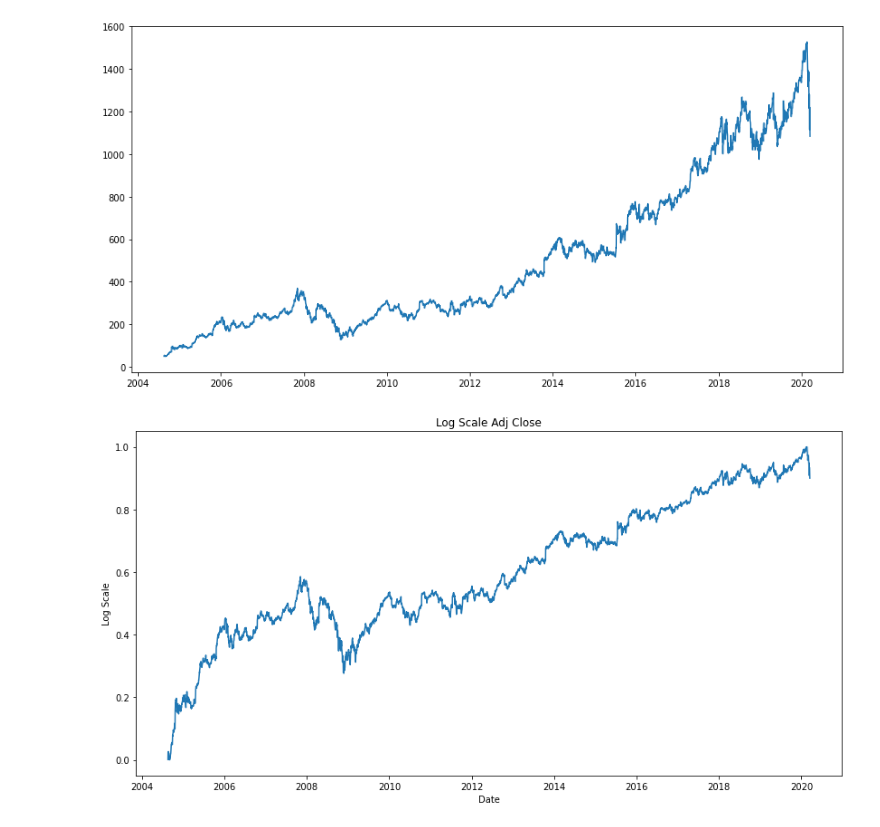
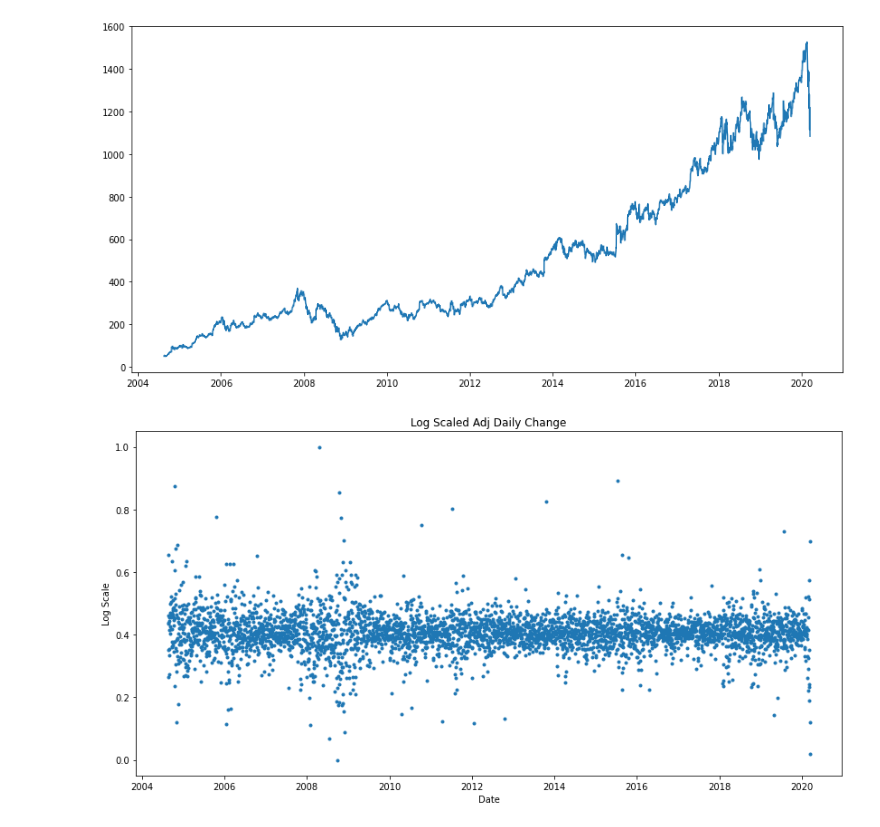
Before and after one commit to AHalarewicz/TimeSeriesAnalysis, a Jupyter notebook: notebooks/data_wrangling.ipynb, the cells around one changed output. Saved outputs shown, nothing was run; the diff lists cells and outputs as text; code cells hidden in the pictures.

```diff
--- a/notebooks/data_wrangling.ipynb
+++ b/notebooks/data_wrangling.ipynb
@@ -6,3 +20,8 @@ from sklearn.preprocessing import MinMaxScaler
+# %%
+def scale_data(df):
+    scaler = MinMaxScaler(feature_range = (0, 1))
+    df['Adj Close'] = scaler.fit_transform(df[['Adj Close']])
+    return df
 # %%
 # raw data file path
 RAW_DATA_FILE_PATH = "~/springboard1/capstone2/TimeSeries/data/raw/raw.csv"
@@ -52,23 +72,17 @@ _ = plt.plot(adj_close_df)
 plt.show()
 # %% [output]
 [figure]
+# %%
+log_scaled_adj_close = take_log(adj_close_df)
+log_scaled_adj_close, deltas = get_deltas(adj_close_df)
+log_scaled_adj_close = scale_data(adj_close_df)
 # %%
-#see minute 12 in video
-
-# create column with Log of Adj Close
-log_scaled_adj_close = adj_close_df.copy()
-log_scaled_adj_close['Adj Close'] = np.log(adj_close_df['Adj Close'])
-
-# create column of scaled log values
-scaler = MinMaxScaler(feature_range = (0,1))
-log_scaled_adj_close['Adj Close'] = scaler.fit_transform(log_scaled_adj_close[['Adj Close']])
-
 # plot log scaled adjusted close
 _ = plt.figure(figsize=(14,7))
-_ = plt.plot(log_scaled_adj_close)
-_ = plt.title('Log Scale Adj Close')
+_ = plt.plot(log_scaled_adj_close, linestyle='None', marker='.')
+_ = plt.title('Log Scaled Adj Daily Change')
 _ = plt.xlabel('Date')
 _ = plt.ylabel('Log Scale')
 plt.show()
 # %% [output]
-[figure, old version]
+[figure, new version]
```
Also changed, not shown: parts of 10 cells of this notebook.
